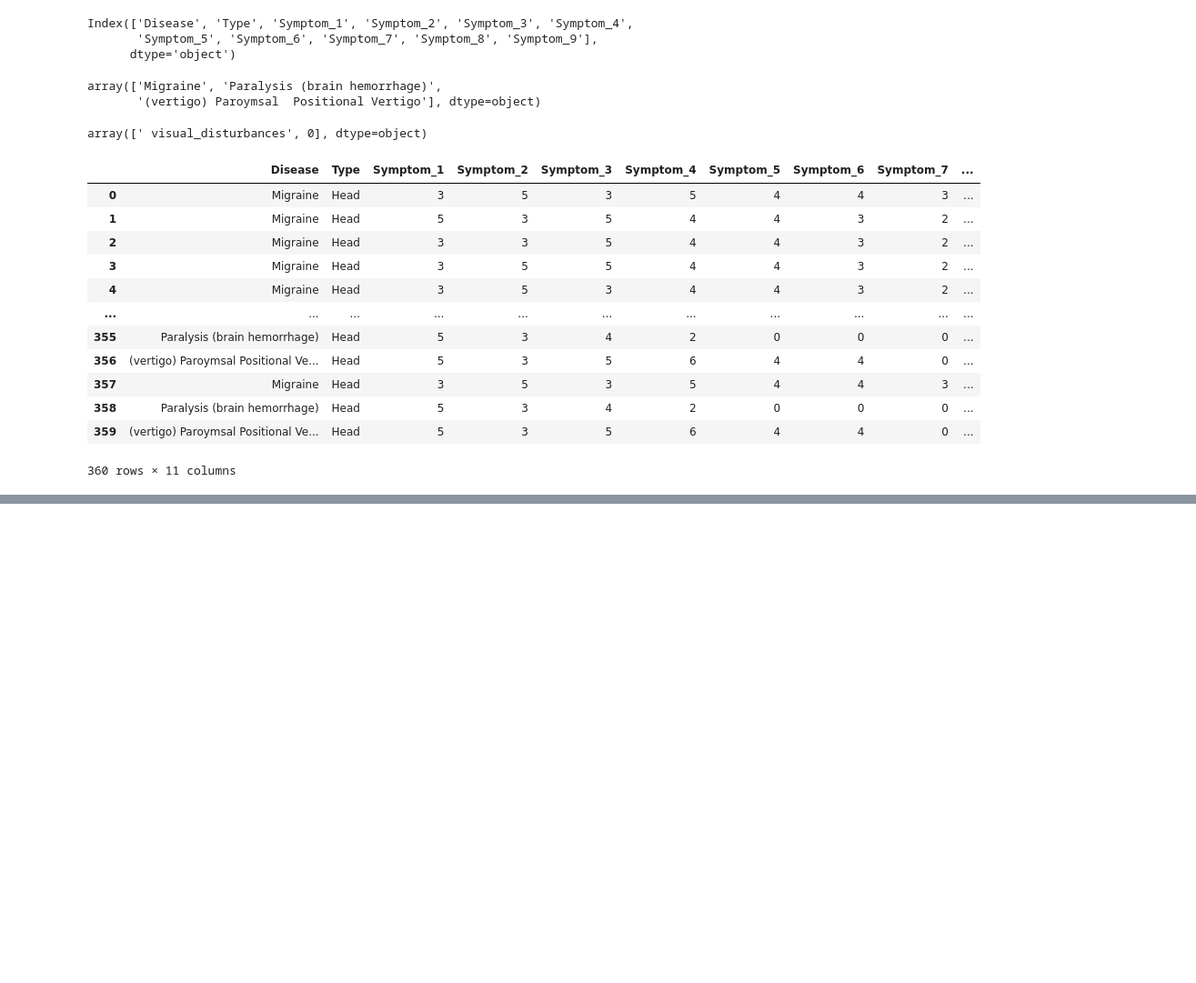
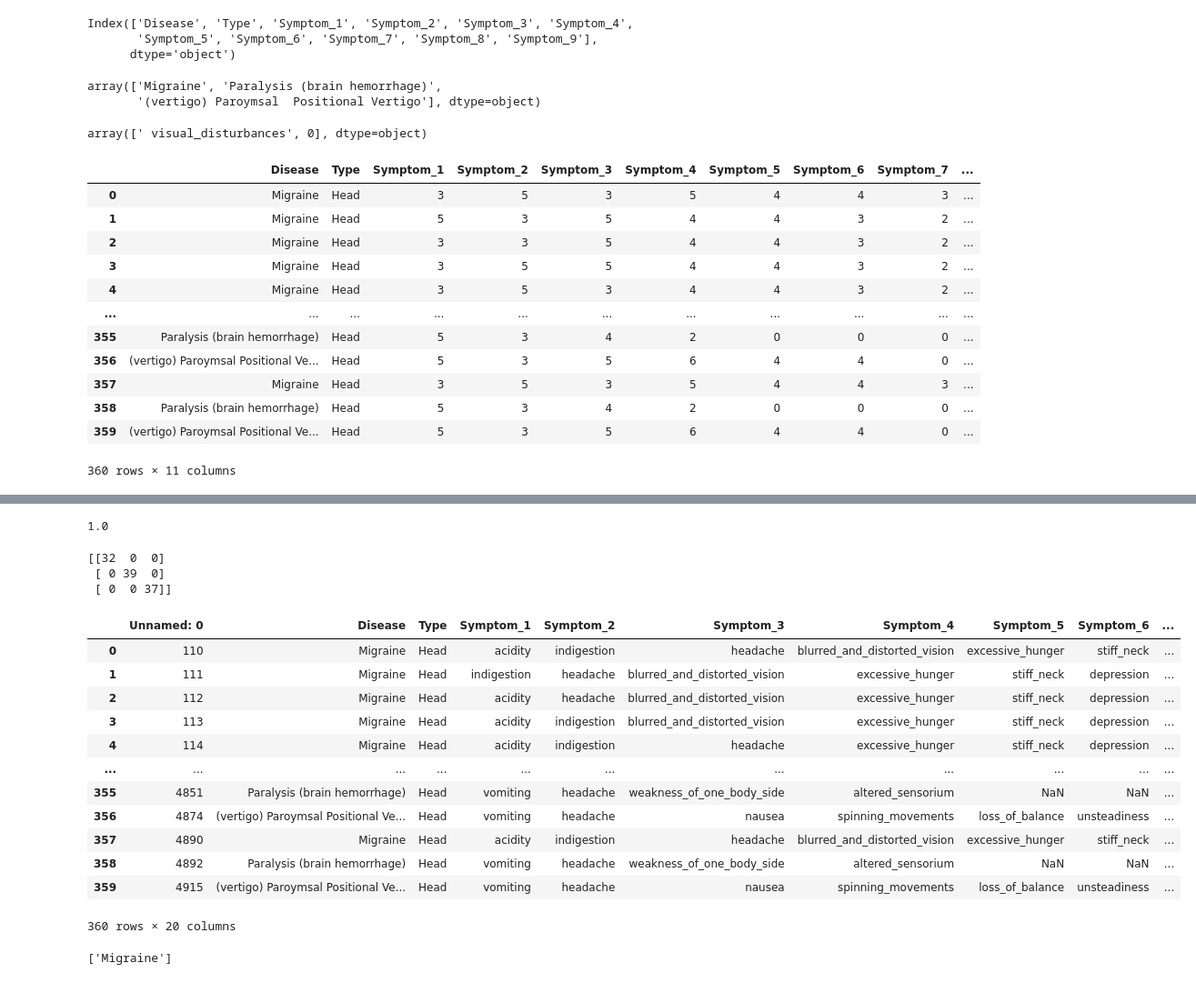
Before and after one commit to Dhruva-K/EDAI, a Jupyter notebook: head.ipynb, the cells around one changed output, grey strips where cells are left out. Shown at 91% size. Saved outputs shown, nothing was run; the diff lists cells and outputs as text; code cells hidden in the pictures; blank space fills up the shorter version.

```diff
--- a/head.ipynb
+++ b/head.ipynb
@@ -132,0 +173,27 @@ plt.yticks(rotation=0)
+# %%
+result_lr=accuracy_score(y_test,y_pred)
+result_lr
+# %% [output]
+1.0
+# %%
+print(confusion_matrix(y_test,y_pred))
+# %% [output]
+[[32  0  0]
+ [ 0 39  0]
+ [ 0  0 37]]
+# %%
+df
+# %% [output]
+|  | Unnamed: 0 | Disease | Type | Symptom_1 | Symptom_2 | Symptom_3 | Symptom_4 | Symptom_5 | Symptom_6 | ... |
+| 0 | 110 | Migraine | Head | acidity | indigestion | headache | blurred_and_distorted_vision | excessive_hunger | stiff_neck | ... |
+| 1 | 111 | Migraine | Head | indigestion | headache | blurred_and_distorted_vision | excessive_hunger | stiff_neck | depression | ... |
+| 2 | 112 | Migraine | Head | acidity | headache | blurred_and_distorted_vision | excessive_hunger | stiff_neck | depression | ... |
+| 3 | 113 | Migraine | Head | acidity | indigestion | blurred_and_distorted_vision | excessive_hunger | stiff_neck | depression | ... |
+| 4 | 114 | Migraine | Head | acidity | indigestion | headache | excessive_hunger | stiff_neck | depression | ... |
+| ... | ... | ... | ... | ... | ... | ... | ... | ... | ... | ... |
+| 355 | 4851 | Paralysis (brain hemorrhage) | Head | vomiting | headache | weakness_of_one_body_side | altered_sensorium | NaN | NaN | ... |
+| 356 | 4874 | (vertigo) Paroymsal Positional Ve... | Head | vomiting | headache | nausea | spinning_movements | loss_of_balance | unsteadiness | ... |
+| 357 | 4890 | Migraine | Head | acidity | indigestion | headache | blurred_and_distorted_vision | excessive_hunger | stiff_neck | ... |
+| 358 | 4892 | Paralysis (brain hemorrhage) | Head | vomiting | headache | weakness_of_one_body_side | altered_sensorium | NaN | NaN | ... |
+| 359 | 4915 | (vertigo) Paroymsal Positional Ve... | Head | vomiting | headache | nausea | spinning_movements | loss_of_balance | unsteadiness | ... |
+360 rows × 20 columns
@@ -132,0 +202,4 @@ plt.yticks(rotation=0)
+# %%
+print(p)
+# %% [output]
+['Migraine']
```
Also changed, not shown: parts of 7 cells of this notebook, 1 other file.
